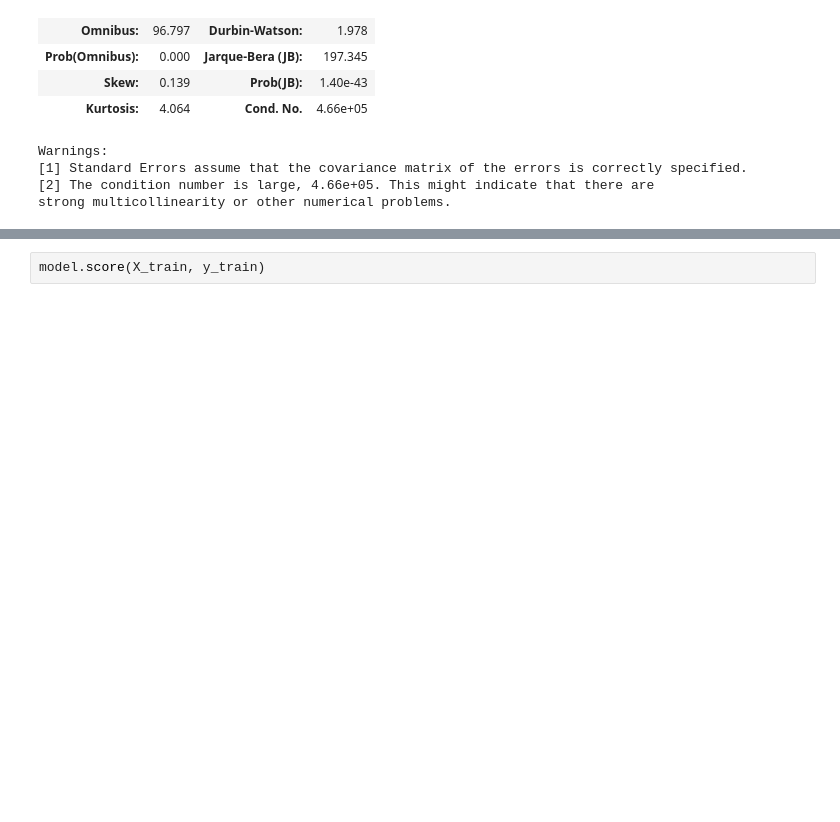
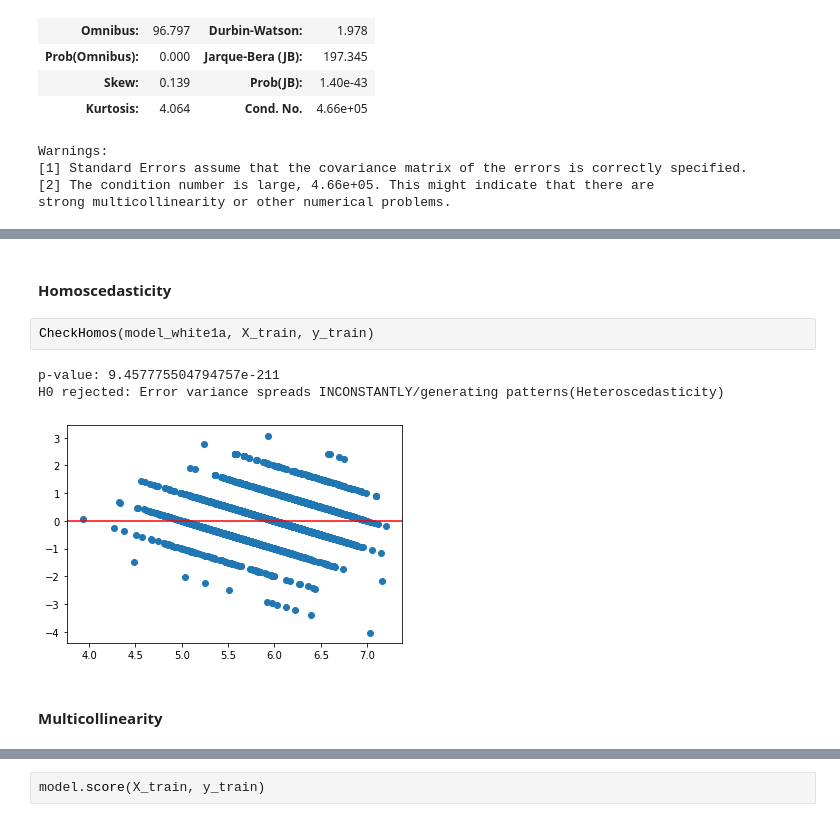
Before and after one commit to utomoreza/WhiteWineQuality_LR, a Jupyter notebook: main.ipynb, the cells around one changed output, grey strips where cells are left out. Saved outputs shown, nothing was run; the diff lists cells and outputs as text; blank space fills up the shorter version.

```diff
--- a/main.ipynb
+++ b/main.ipynb
@@ -374,0 +422,10 @@ strong multicollinearity or other numerical problems.
+# %% [markdown]
+#### Homoscedasticity
+# %%
+CheckHomos(model_white1a, X_train, y_train)
+# %% [output]
+p-value: 9.457775504794757e-211
+H0 rejected: Error variance spreads INCONSTANTLY/generating patterns(Heteroscedasticity)
+[figure, added]
+# %% [markdown]
+#### Multicollinearity
```
Also changed, not shown: parts of 25 cells of this notebook.
